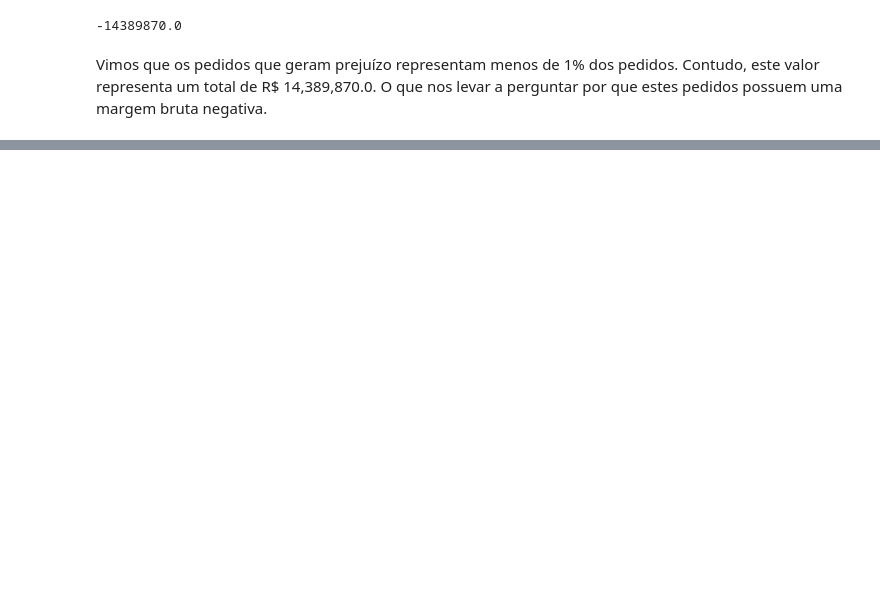
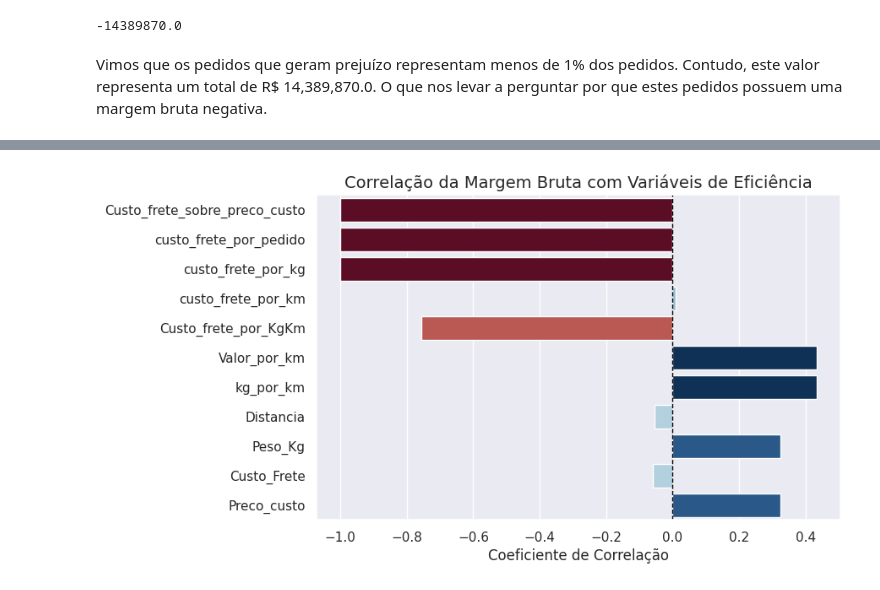
Before and after one commit to mh-pedro/freight-cost-optimizer, a Jupyter notebook: notebooks/analise_fretes.ipynb, the cells around one changed output, grey strips where cells are left out. Drawn from its saved outputs; the diff is of its cells as text; code cells hidden in the pictures; blank space fills up the shorter version.

```diff
--- a/notebooks/analise_fretes.ipynb
+++ b/notebooks/analise_fretes.ipynb
@@ -375,3 +375,7 @@ Valor_do_prejuízo
 -14389870.0
 # %% [markdown]
 Vimos que os pedidos que geram prejuízo representam menos de 1% dos pedidos. Contudo, este valor representa um total de R$ 14,389,870.0. O que nos levar a perguntar por que estes pedidos possuem uma margem bruta negativa.
+# %%
+lucro = df[df['Status_Margem'] == 'Lucro']
+prejuizo = df[df['Status_Margem'] == 'Prejuízo']
+prejuizo
@@ -377,0 +408,33 @@ Vimos que os pedidos que geram prejuízo representam menos de 1% dos pedidos. Co
+# %%
+variaveis = [
+    'Margem_bruta',
+    'Custo_frete_sobre_preco_custo',
+    'custo_frete_por_pedido',
+    'custo_frete_por_kg',
+    'custo_frete_por_km',
+    'Custo_frete_por_KgKm',
+    'Valor_por_km',
+    'kg_por_km',
+    'Distancia',
+    'Peso_Kg',
+    'Custo_Frete',
+    'Preco_custo'
+]
+
+# Calcular correlação
+corr_prej = prejuizo[variaveis].corr()
+
+# Selecionar apenas a correlação com Margem_bruta (excluindo ela mesma)
+corr_margem_prej = corr_prej['Margem_bruta'].drop('Margem_bruta')
+
+# Plotar como gráfico de barras
+plt.figure(figsize=(8,5))
+sns.barplot(x=corr_margem_prej.values, y=corr_margem_prej.index, palette='RdBu', hue=corr_margem_prej.values, dodge=False, legend=False)
+
+plt.title('Correlação da Margem Bruta com Variáveis de Eficiência', fontsize=14)
+plt.xlabel('Coeficiente de Correlação')
+plt.ylabel('')
+plt.axvline(0, color='black', linestyle='--', linewidth=1)
+plt.show()
+# %% [output]
+[figure, added]
```
Also changed, not shown: parts of 6 cells of this notebook.
